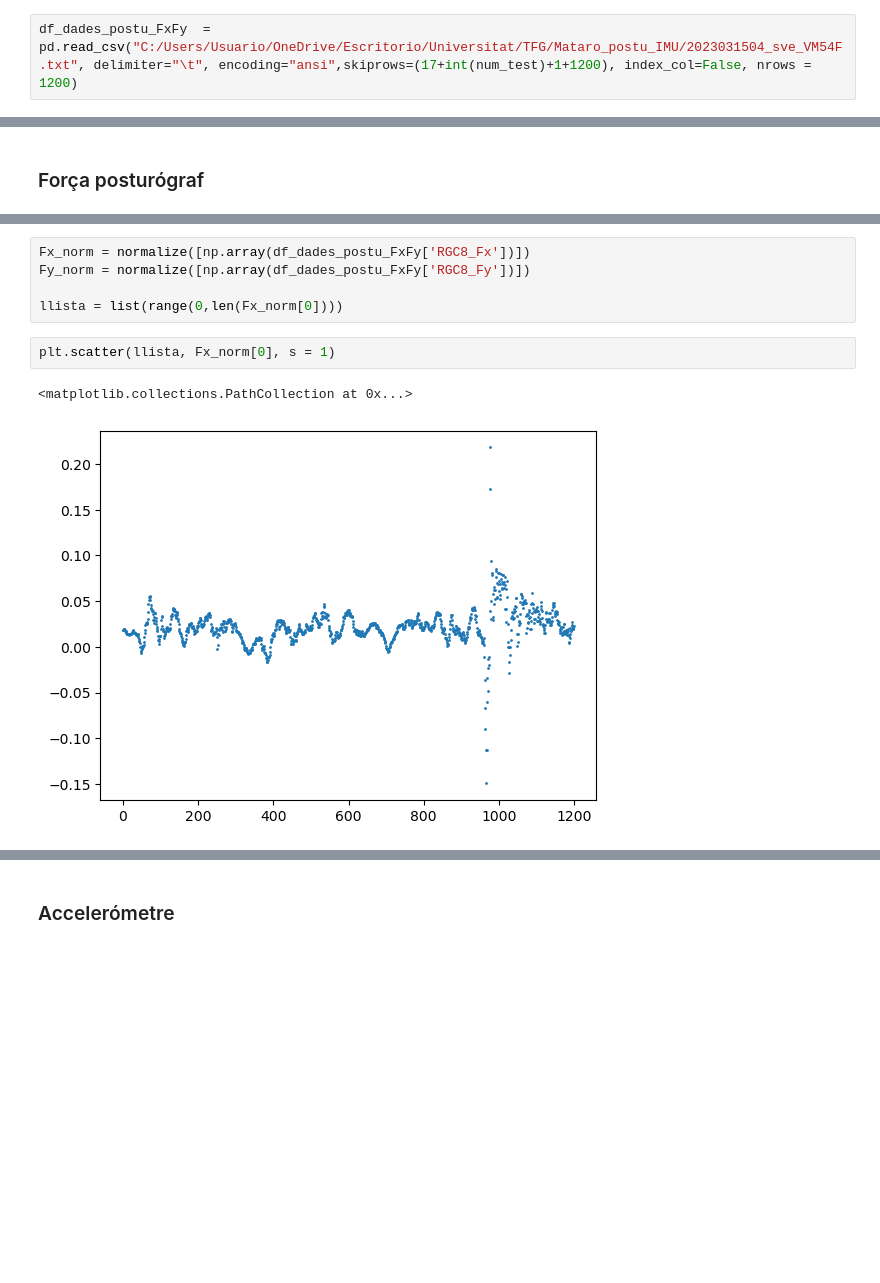
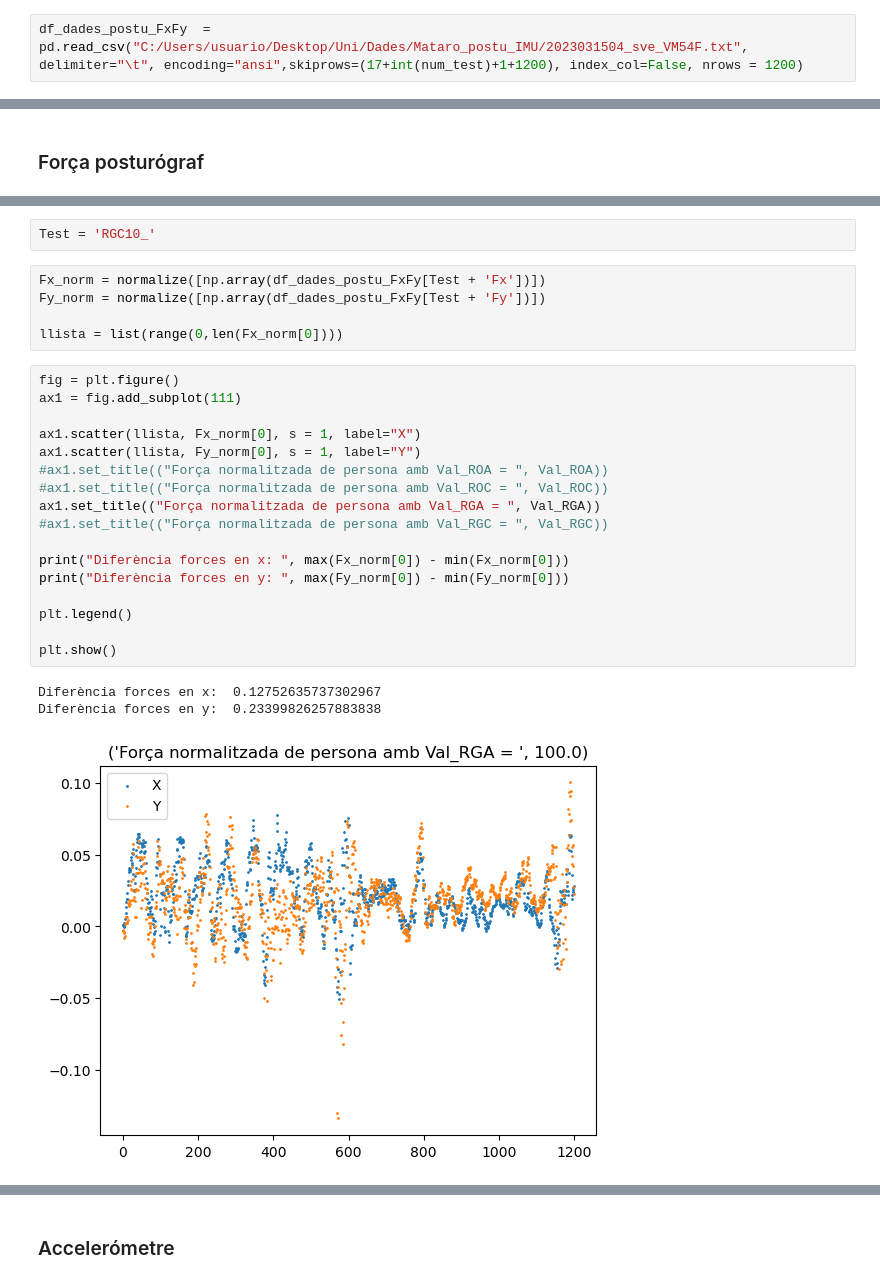
Before and after one commit to PauFuentesH/TFG_PauFuentes, a Jupyter notebook: IMU.ipynb, the cells around one changed output, grey strips where cells are left out. Cells and saved outputs as stored; diff of their text form; blank space fills up the shorter version.

```diff
--- a/IMU.ipynb
+++ b/IMU.ipynb
@@ -270,4 +272,4 @@ print(num_test)
 Total tests
 10.0
 # %%
-df_dades_postu_FxFy  = pd.read_csv("C:/Users/Usuario/OneDrive/Escritorio/Universitat/TFG/Mataro_postu_IMU/2023031504_sve_VM54F.txt", delimiter="\t", encoding="ansi",skiprows=(17+int(num_test)+1+1200), index_col=False, nrows = 1200)
+df_dades_postu_FxFy  = pd.read_csv("C:/Users/usuario/Desktop/Uni/Dades/Mataro_postu_IMU/2023031504_sve_VM54F.txt", delimiter="\t", encoding="ansi",skiprows=(17+int(num_test)+1+1200), index_col=False, nrows = 1200)
@@ -299,10 +286,28 @@ Name: accelerometerX, Length: 1173, dtype: object
+# %%
+Test = 'RGC10_'
 # %%
-Fx_norm = normalize([np.array(df_dades_postu_FxFy['RGC8_Fx'])])
-Fy_norm = normalize([np.array(df_dades_postu_FxFy['RGC8_Fy'])])
+Fx_norm = normalize([np.array(df_dades_postu_FxFy[Test + 'Fx'])])
+Fy_norm = normalize([np.array(df_dades_postu_FxFy[Test + 'Fy'])])
 
 llista = list(range(0,len(Fx_norm[0])))
 # %%
-plt.scatter(llista, Fx_norm[0], s = 1)
+fig = plt.figure()
+ax1 = fig.add_subplot(111)
+
+ax1.scatter(llista, Fx_norm[0], s = 1, label="X")
+ax1.scatter(llista, Fy_norm[0], s = 1, label="Y")
+#ax1.set_title(("Força normalitzada de persona amb Val_ROA = ", Val_ROA))
+#ax1.set_title(("Força normalitzada de persona amb Val_ROC = ", Val_ROC))
+ax1.set_title(("Força normalitzada de persona amb Val_RGA = ", Val_RGA))
+#ax1.set_title(("Força normalitzada de persona amb Val_RGC = ", Val_RGC))
+
+print("Diferència forces en x: ", max(Fx_norm[0]) - min(Fx_norm[0]))
+print("Diferència forces en y: ", max(Fy_norm[0]) - min(Fy_norm[0]))
+
+plt.legend()
+
+plt.show()
 # %% [output]
-<matplotlib.collections.PathCollection at 0x...>
+Diferència forces en x:  0.12752635737302967
+Diferència forces en y:  0.23399826257883838
-[figure, old version]
+[figure, new version]
```
Also changed, not shown: parts of 35 cells of this notebook.
